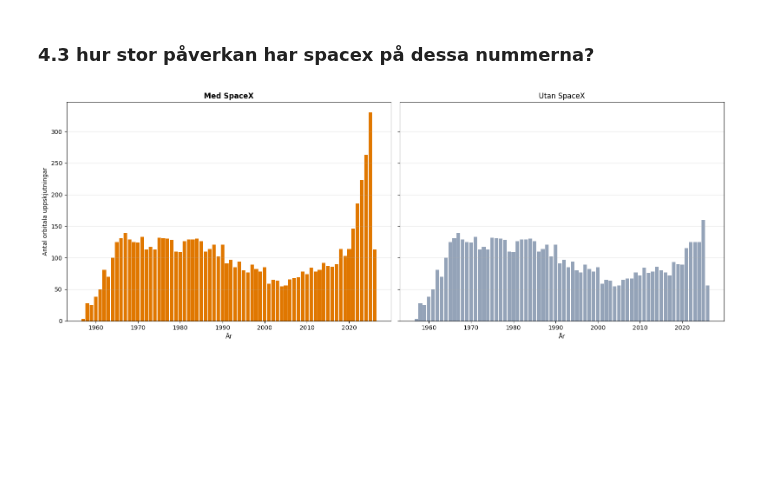
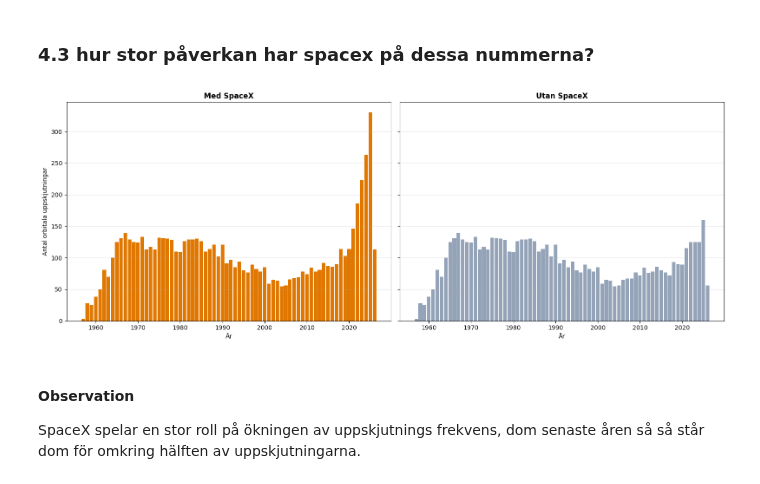
Before and after one commit to jacoblasse/KK1-rymduppskjutningar, a Jupyter notebook: notebook.ipynb, the cells around one changed output. Saved outputs shown, nothing was run; the diff lists cells and outputs as text; code cells hidden in the pictures; blank space fills up the shorter version.

Commit message:
Added a graph do compare number of rocket launches with and without spacex

```diff
--- a/notebook.ipynb
+++ b/notebook.ipynb
@@ -460,27 +460,31 @@ Jag misstänker att spacex är största anledningen för en så stor ökning, de
 # %%
 spacex_per_year = orbital[orbital["Agency"] == "SPX"].groupby("Year").size()
 total_per_year = orbital.groupby("Year").size()
 
 # Räkna ut utan SpaceX genom att tabort SpaceX från totalen
 without_spacex = total_per_year.subtract(spacex_per_year, fill_value=0)
 
 # Skapa två subplots bredvid varandra med samma y axel
 fig, (ax1, ax2) = plt.subplots(1, 2, figsize=(16, 6), sharey=True)
 
 # Vänster alla uppskjutningar
 ax1.bar(total_per_year.index, total_per_year.values, color="#e07700", width=0.85)
-ax1.set_title("Med SpaceX", fontsize=12)
+ax1.set_title("Med SpaceX", fontsize=12, fontweight="bold")
 ax1.set_xlabel("År")
 ax1.set_ylabel("Antal orbitala uppskjutningar")
 ax1.grid(True, alpha=0.3, axis="y")
 
 # Höger utan SpaceX
 ax2.bar(without_spacex.index, without_spacex.values, color="#94a3b8", width=0.85)
-ax2.set_title("Utan SpaceX", fontsize=12)
+ax2.set_title("Utan SpaceX", fontsize=12, fontweight="bold")
 ax2.set_xlabel("År")
 ax2.grid(True, alpha=0.3, axis="y")
 
 plt.tight_layout()
 plt.show()
 # %% [output]
-[figure, old version]
+[figure, new version]
+# %% [markdown]
+#### Observation
+
+SpaceX spelar en stor roll på ökningen av uppskjutnings frekvens, dom senaste åren så så står dom för omkring hälften av uppskjutningarna.
```
